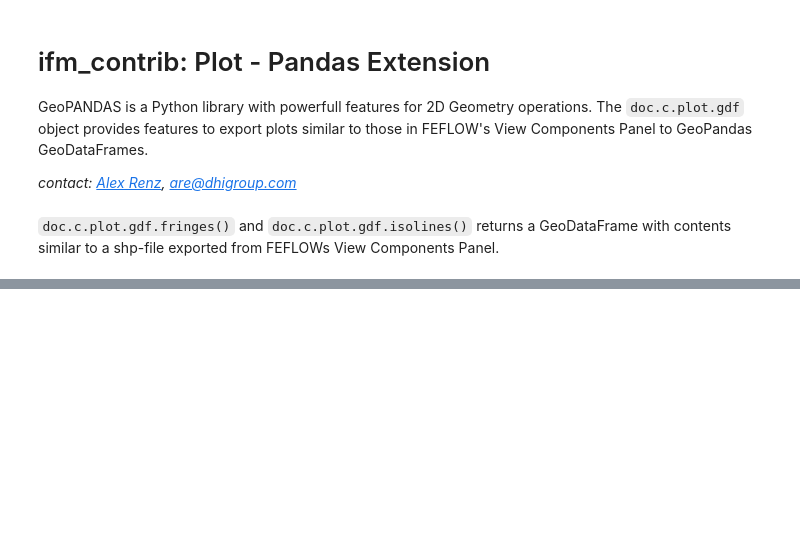
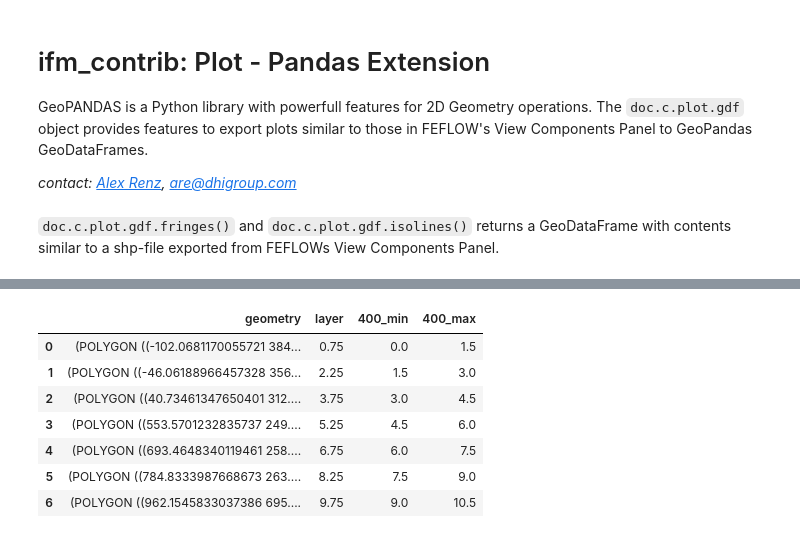
Before and after one commit to red5alex/ifm_contrib, a Jupyter notebook: doc/Notebooks/pandas-fringes-and-isolines.ipynb, the cells around one changed output, grey strips where cells are left out. Saved outputs shown, nothing was run; the diff lists cells and outputs as text; code cells hidden in the pictures; blank space fills up the shorter version.

```diff
--- a/doc/Notebooks/pandas-fringes-and-isolines.ipynb
+++ b/doc/Notebooks/pandas-fringes-and-isolines.ipynb
@@ -32 +35,14 @@ gdf_isolines
+# %%
+# get fringes polygons
+gdf_fringes = doc.c.plot.gdf.fringes(Enum.P_HEAD)
+gdf_fringes
+# %% [output]
+|  | geometry | layer | 400_min | 400_max |
+| 0 | (POLYGON ((-102.0681170055721 384... | 0.75 | 0.0 | 1.5 |
+| 1 | (POLYGON ((-46.06188966457328 356... | 2.25 | 1.5 | 3.0 |
+| 2 | (POLYGON ((40.73461347650401 312.... | 3.75 | 3.0 | 4.5 |
+| 3 | (POLYGON ((553.5701232835737 249.... | 5.25 | 4.5 | 6.0 |
+| 4 | (POLYGON ((693.4648340119461 258.... | 6.75 | 6.0 | 7.5 |
+| 5 | (POLYGON ((784.8333987668673 263.... | 8.25 | 7.5 | 9.0 |
+| 6 | (POLYGON ((962.1545833037386 695.... | 9.75 | 9.0 | 10.5 |
 # %%
```
Also changed, not shown: parts of 6 cells of this notebook, 7 other files.
